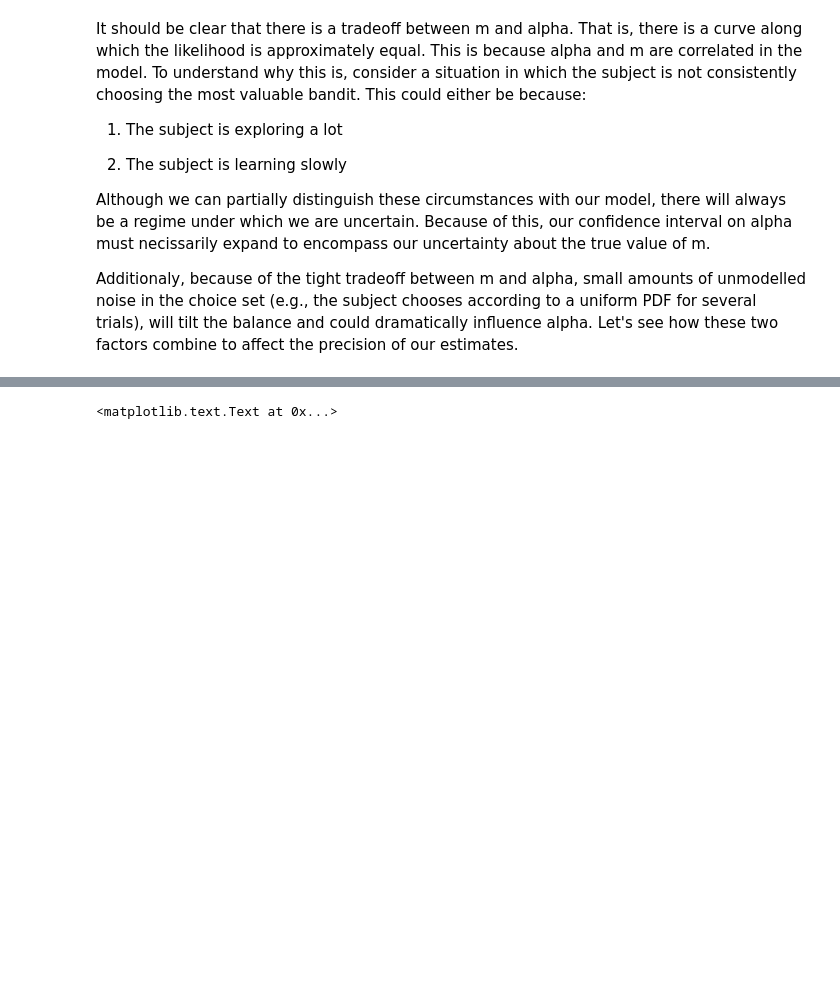
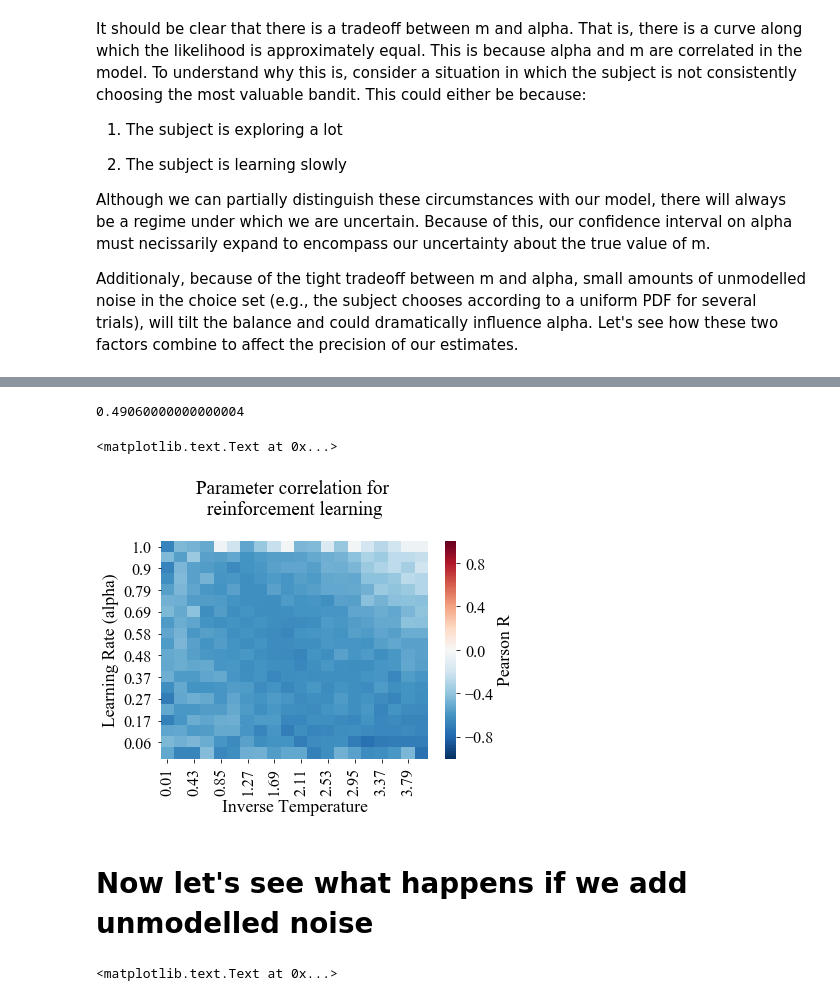
Before and after one commit to iancballard/RL-Tutorials, a Jupyter notebook: RL Parameter Identifiability.ipynb, the cells around one changed output, grey strips where cells are left out. Cells and saved outputs as stored; diff of their text form; code cells hidden in the pictures; blank space fills up the shorter version.

Commit message:
updated to simulate parameter correlation with Hessian

```diff
--- a/RL Parameter Identifiability.ipynb
+++ b/RL Parameter Identifiability.ipynb
@@ -134,14 +143,14 @@ Now that we have a functioning task and RL model, let's turn to the question of
 Let's examine this likelihood function for different values of alpha, given a sequence of choices made with a true alpha of .3
 # %%
 #returns the log likelihood for a sequence of choices given an alpha and m
-def get_LL(alpha,m,actions,rewards):
+def get_LL(alpha, m, actions, rewards):
     Q = [.5]*len(p_rew[-1,:]) #initialize q values to lie between 0 and 1
     LL = 0
     for n,a in enumerate(actions):
         prob = get_prob(Q,m)[a]
         LL += np.log(prob)
         Q = update_Q(rewards[n],a,Q,alpha) #update rewards
-    return LL
+    return LL*-1
 # %%
 niter = 10
 m = 2
@@ -285,3 +344,36 @@ Additionaly, because of the tight tradeoff between m and alpha, small amounts of
+# %%
+in_f = glob.glob(op.abspath('./simulations/correlations/RL*csv'))
+corr_df = []
+for n,f in enumerate(in_f):
+    corr_df.append(pd.read_csv(f))
+corr_df = pd.concat(corr_df)
+# %%
+c = corr_df.groupby(['alpha','m']).mean().reset_index()
+c = c.round(2)
+c = c.pivot("alpha", "m", "corr")
+c.sortlevel(level=0, ascending=False, inplace=True)
+# %%
+abs(c).mean().mean()
+# %% [output]
+0.49060000000000004
+# %%
+sns.set_context('paper',font_scale = 2,rc={"figure.figsize": (10, 10)})
+sns.heatmap(c, cmap="RdBu_r",
+            linewidths = 0,
+            rasterized=True,
+            vmin = -1,
+            vmax = 1,
+            cbar_kws={'label': 'Pearson R'})
+sns.set_style({'font.family':'serif', 'font.serif':'Times New Roman'})
+plt.xlabel('Inverse Temperature')
+plt.ylabel('Learning Rate (alpha)')
+plt.title('Parameter correlation for \n reinforcement learning \n')
+plt.savefig('RL_correlation_surface_2bandit_heatmap.svg',dpi = 600, bbox_inches = 'tight')
+# %% [output]
+<matplotlib.text.Text at 0x...>
+[figure, added]
+# %% [markdown]
+# Now let's see what happens if we add unmodelled noise
 # %%
 alphas = np.linspace(.1,.5,41) #let's narrow the range to better visualize things
 ms = np.linspace(1,5,41)
```
Also changed, not shown: parts of 9 cells of this notebook.
